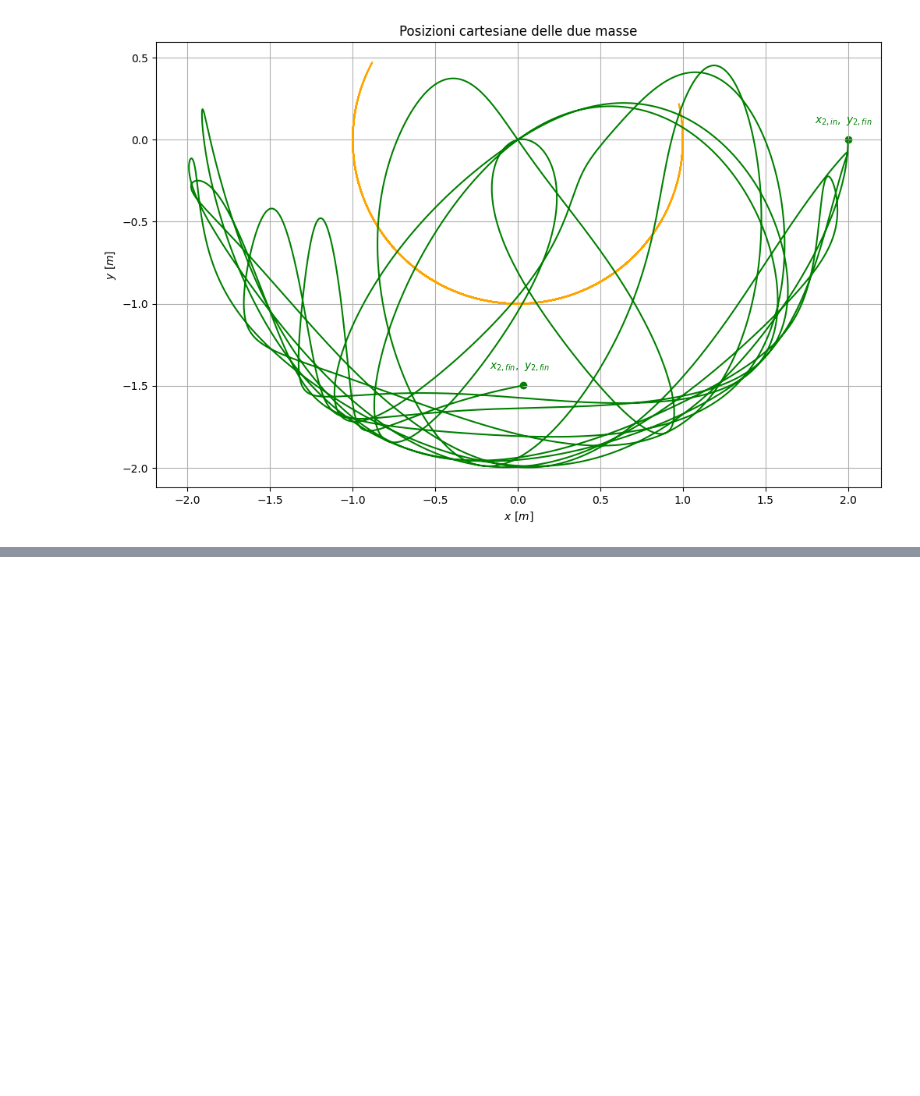
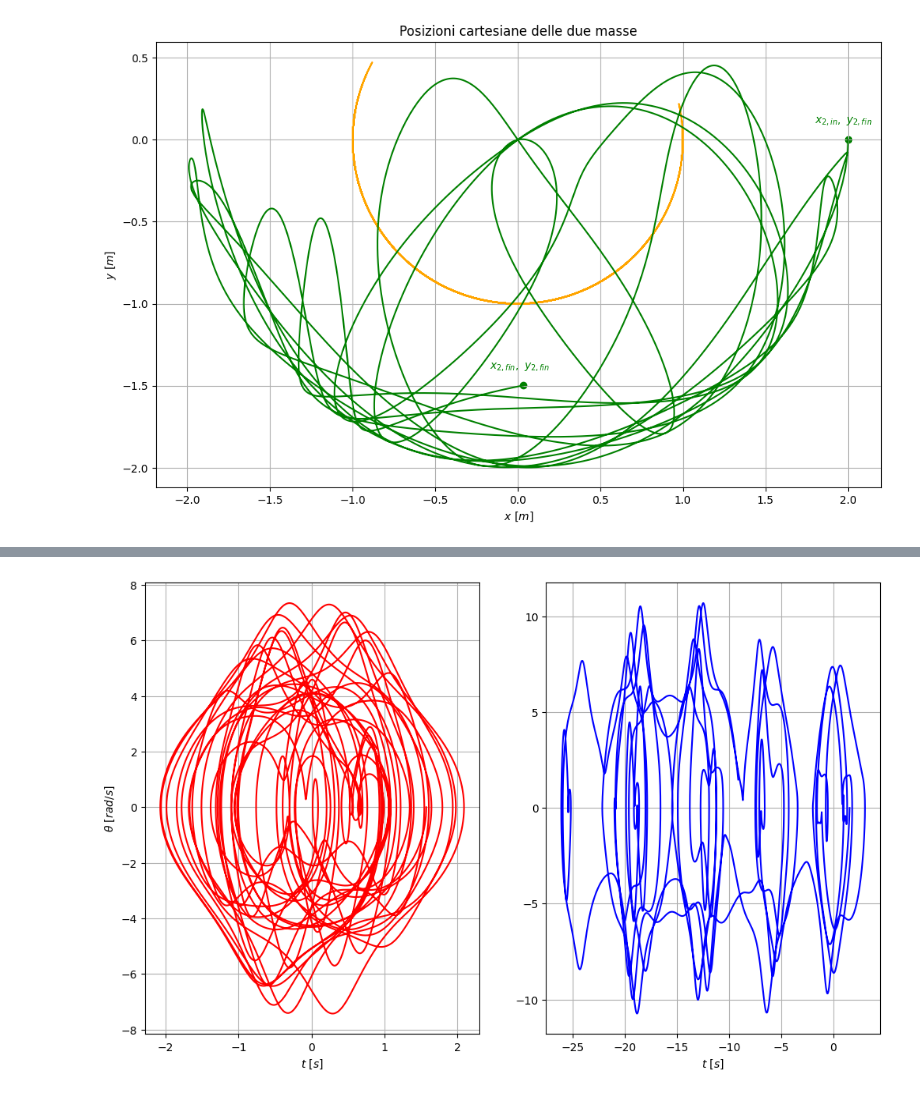
Before and after one commit to nicola-lamaddalena/computational_physics_course, a Jupyter notebook: ode/doppio_pendolo/doppio_pendolo.ipynb, the cells around one changed output, grey strips where cells are left out. Saved outputs shown, nothing was run; the diff lists cells and outputs as text; code cells hidden in the pictures; blank space fills up the shorter version.

```diff
--- a/ode/doppio_pendolo/doppio_pendolo.ipynb
+++ b/ode/doppio_pendolo/doppio_pendolo.ipynb
@@ -154,0 +168,16 @@ Animation size has reached 20983308 bytes, exceeding the limit of 20971520.0. If
+# %%
+# GRANDI OSCILLAZIONI
+times = np.arange(0, 50, h)
+p1, v1, p2, v2 = rk4(theta1=np.pi/2, theta2=np.pi/2, omega1=0.0, omega2= 0.0, h=h, times=times, f=acc)
+fig, (ax1, ax2) = plt.subplots(1, 2)
+ax1.plot(p1, v1, color="red")
+ax1.set_xlabel(r"$t\ [s]$")
+ax1.set_ylabel(r"$\theta\ [rad/s]$")
+ax1.grid(True)
+
+ax2.plot(p2, v2, color="blue")
+ax2.set_xlabel(r"$t\ [s]$")
+ax2.grid(True)
+plt.show()
+# %% [output]
+[figure, added]
```
Also changed, not shown: parts of 7 cells of this notebook, 1 other file.
